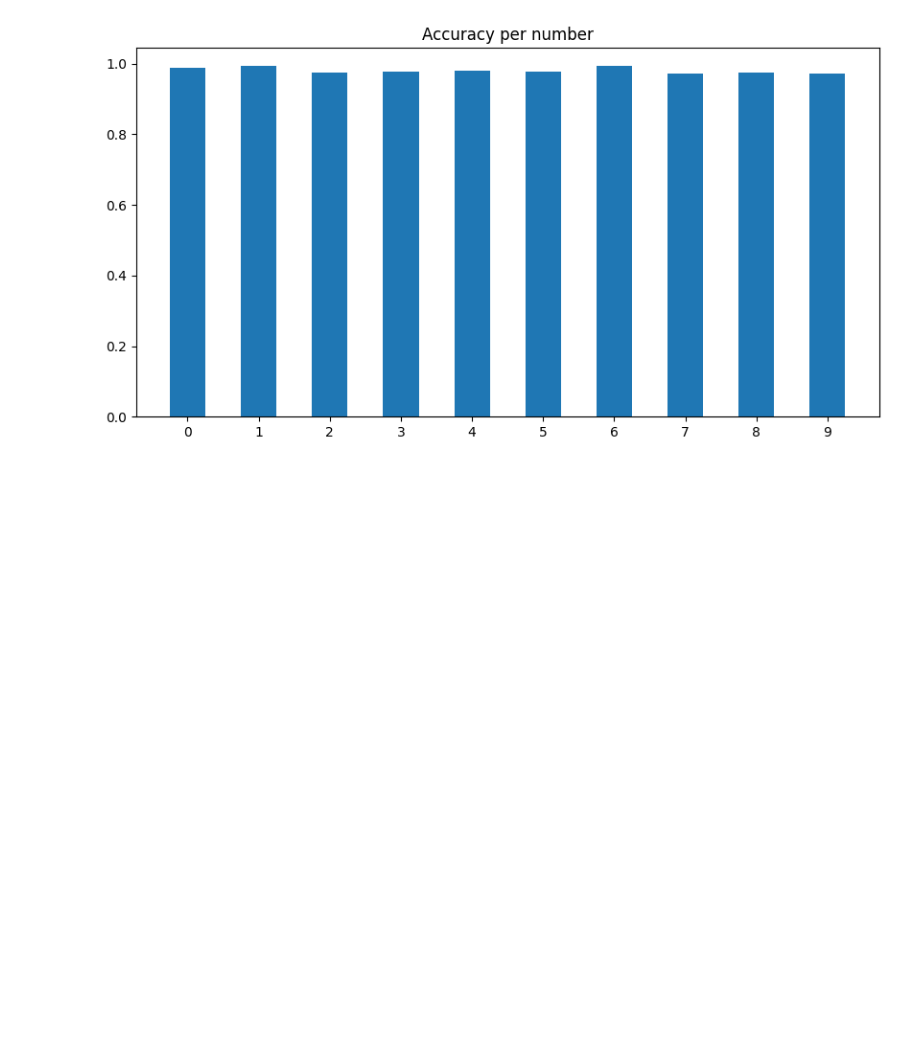
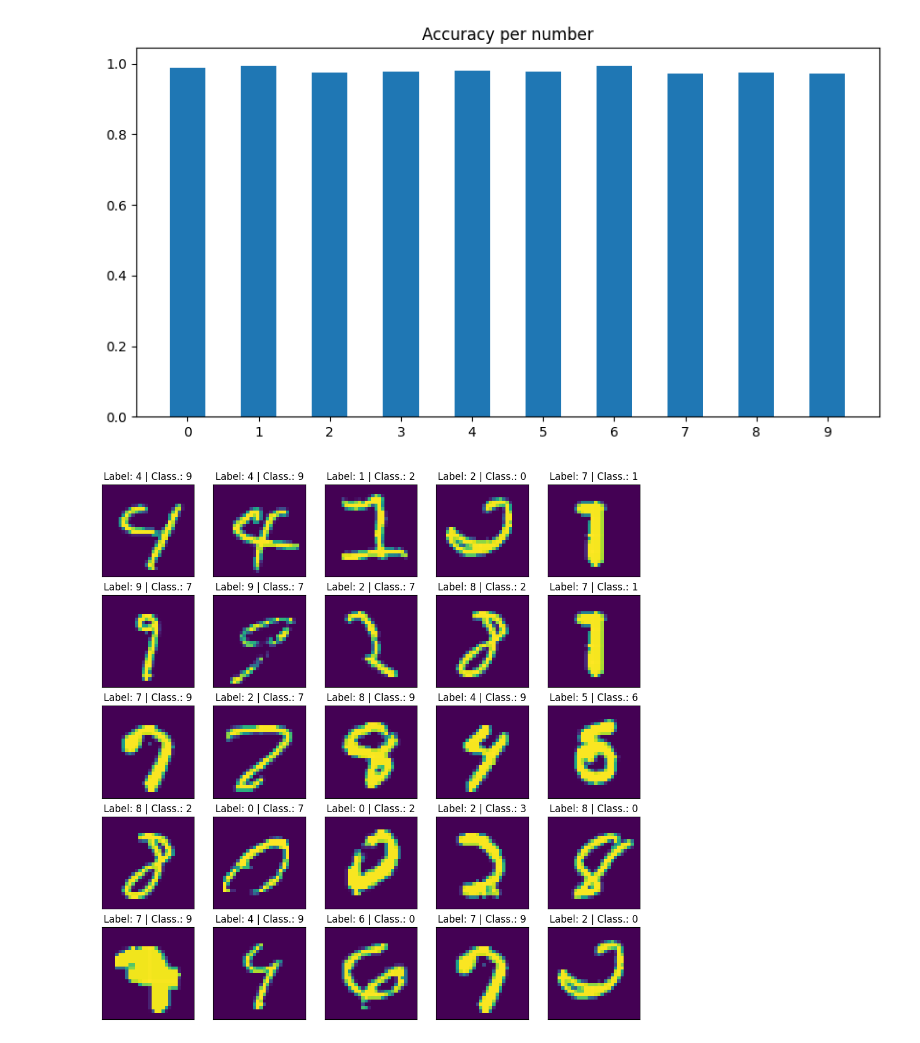
Before and after one commit to gab-mq/handwritten-numbers-classification, a Jupyter notebook: main.ipynb, the cells around one changed output. Drawn from its saved outputs; the diff is of its cells as text; code cells hidden in the pictures; blank space fills up the shorter version.

Commit message:
visualize wrongly classified images

```diff
--- a/main.ipynb
+++ b/main.ipynb
@@ -107,6 +107,7 @@ Accuracy 97.92%
 # %%
 quantities = {}
 hits = {}
+misses_index = []
 for i in range(10):
   hits[i] = 0
   quantities[i] = 0
@@ -116,6 +117,8 @@ for i in range(test_size):
   correct = prediction[i].argmax() == y_test[i].argmax()
   if correct:
     hits[y_test[i].argmax()] +=1
+  else:
+    misses_index.append(i)
 
 statistics = []
 for i in range(10):
@@ -128,3 +131,15 @@ plt.title('Accuracy per number')
 plt.show()
 # %% [output]
 [figure]
+# %%
+plt.figure(figsize=(12,12))
+misses_size = len(misses_index)
+for i in range(25):
+    index = randint(0,misses_size)
+    plt.subplot(5,5, i+1)
+    plt.imshow(x_test[misses_index[index]])
+    plt.title(f'Label: {y_test[misses_index[index]].argmax()} | Class.: {prediction[misses_index[index]].argmax()}')
+    plt.xticks([])
+    plt.yticks([])
+# %% [output]
+[figure, added]
```
